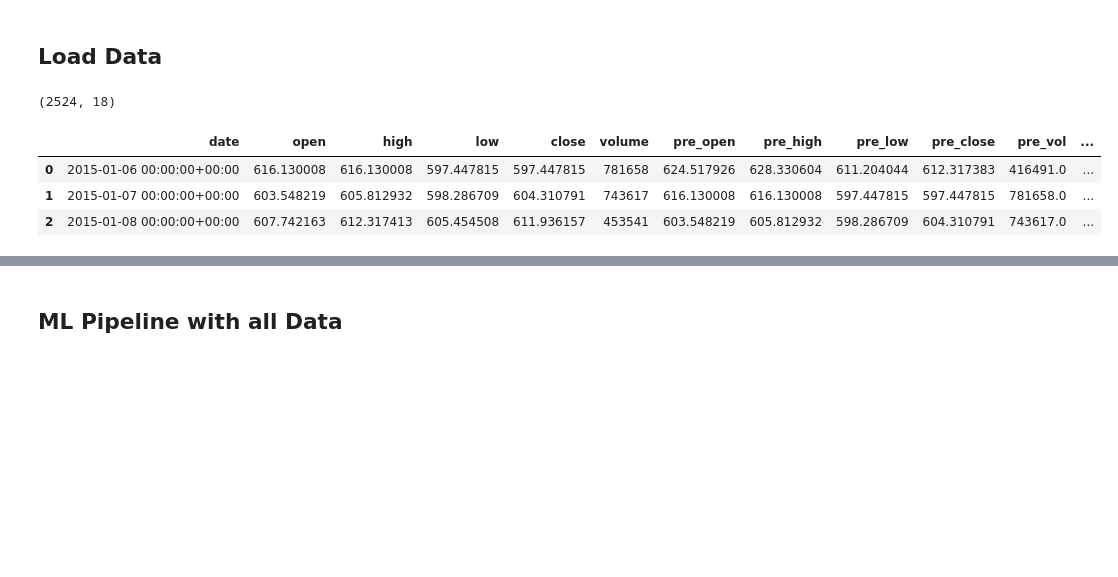
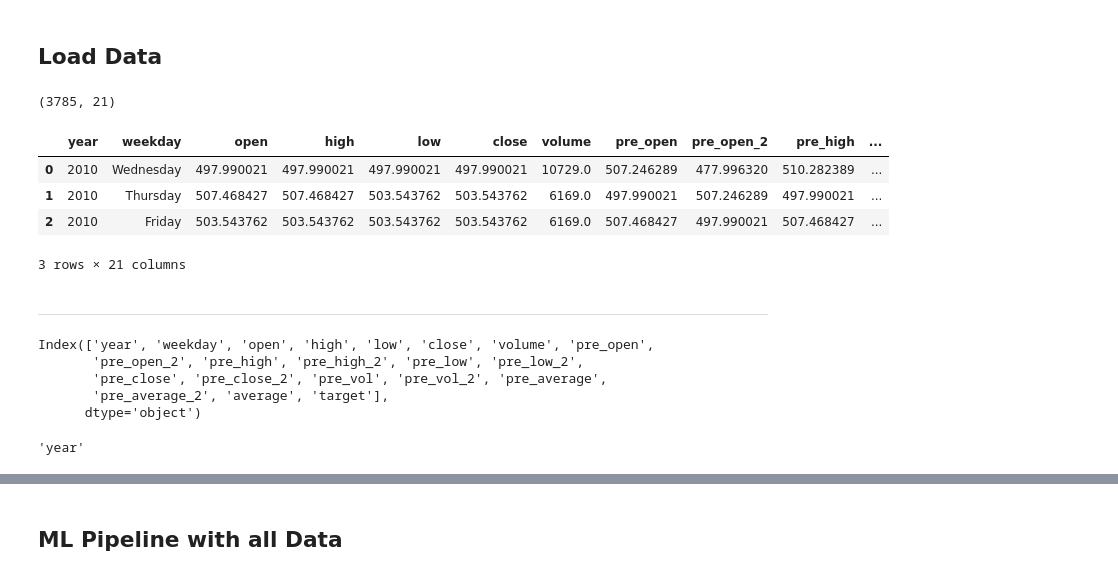
Before and after one commit to AndyV773/PP5, a Jupyter notebook: jupyter_notebooks/05 - Modeling and Evaluation - Classification.ipynb, the cells around one changed output, grey strips where cells are left out. Drawn from its saved outputs; the diff is of its cells as text; code cells hidden in the pictures; blank space fills up the shorter version.

```diff
--- a/jupyter_notebooks/05 - Modeling and Evaluation - Classification.ipynb
+++ b/jupyter_notebooks/05 - Modeling and Evaluation - Classification.ipynb
@@ -52,12 +52,24 @@ current_dir
 # %%
 import numpy as np
 import pandas as pd
-df = pd.read_csv("outputs/datasets/cleaned/phnx_2015_2025.csv")
+df = (pd.read_csv("outputs/datasets/cleaned/phnx_2010_2025.csv")
+      .drop(labels=['tomorrows_average'], axis=1))
 print(df.shape)
 df.head(3)
 # %% [output]
-(2524, 18)
+(3785, 21)
-|  | date | open | high | low | close | volume | pre_open | pre_high | pre_low | pre_close | pre_vol | ... |
-| 0 | 2015-01-06 00:00:00+00:00 | 616.130008 | 616.130008 | 597.447815 | 597.447815 | 781658 | 624.517926 | 628.330604 | 611.204044 | 612.317383 | 416491.0 | ... |
-| 1 | 2015-01-07 00:00:00+00:00 | 603.548219 | 605.812932 | 598.286709 | 604.310791 | 743617 | 616.130008 | 616.130008 | 597.447815 | 597.447815 | 781658.0 | ... |
-| 2 | 2015-01-08 00:00:00+00:00 | 607.742163 | 612.317413 | 605.454508 | 611.936157 | 453541 | 603.548219 | 605.812932 | 598.286709 | 604.310791 | 743617.0 | ... |
+|  | year | weekday | open | high | low | close | volume | pre_open | pre_open_2 | pre_high | ... |
+| 0 | 2010 | Wednesday | 497.990021 | 497.990021 | 497.990021 | 497.990021 | 10729.0 | 507.246289 | 477.996320 | 510.282389 | ... |
+| 1 | 2010 | Thursday | 507.468427 | 507.468427 | 503.543762 | 503.543762 | 6169.0 | 497.990021 | 507.246289 | 497.990021 | ... |
+| 2 | 2010 | Friday | 503.543762 | 503.543762 | 503.543762 | 503.543762 | 6169.0 | 507.468427 | 497.990021 | 507.468427 | ... |
+3 rows × 21 columns
+# %% [markdown]
+---
+# %%
+df.columns
+# %% [output]
+Index(['year', 'weekday', 'open', 'high', 'low', 'close', 'volume', 'pre_open',
+       'pre_open_2', 'pre_high', 'pre_high_2', 'pre_low', 'pre_low_2',
+       'pre_close', 'pre_close_2', 'pre_vol', 'pre_vol_2', 'pre_average',
+       'pre_average_2', 'average', 'target'],
+      dtype='object')
@@ -63,0 +94,6 @@ df.head(3)
+# %%
+variables = list(df.columns)
+variables.pop()
+variables.pop(0)
+# %% [output]
+'year'
```
Also changed, not shown: parts of 26 cells of this notebook, 10 other files.
